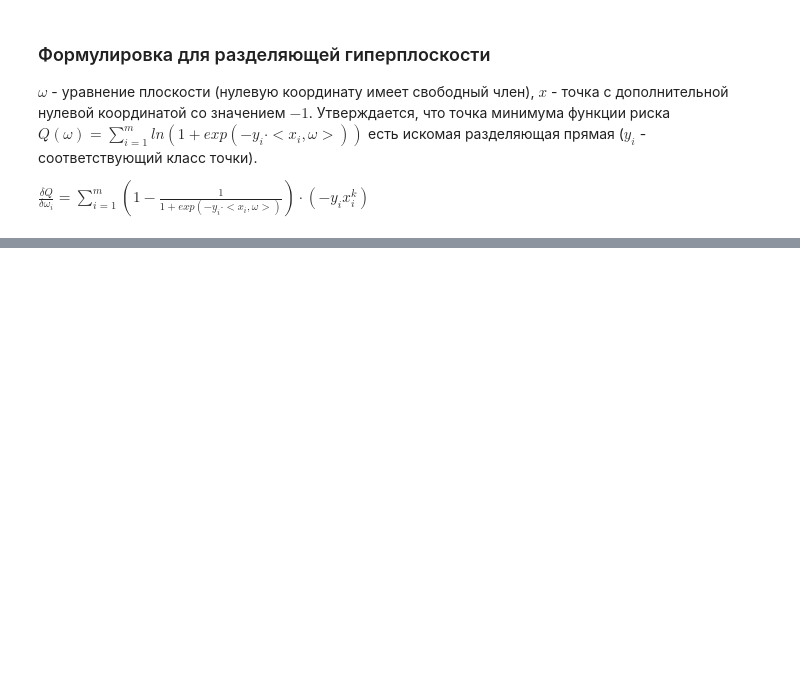
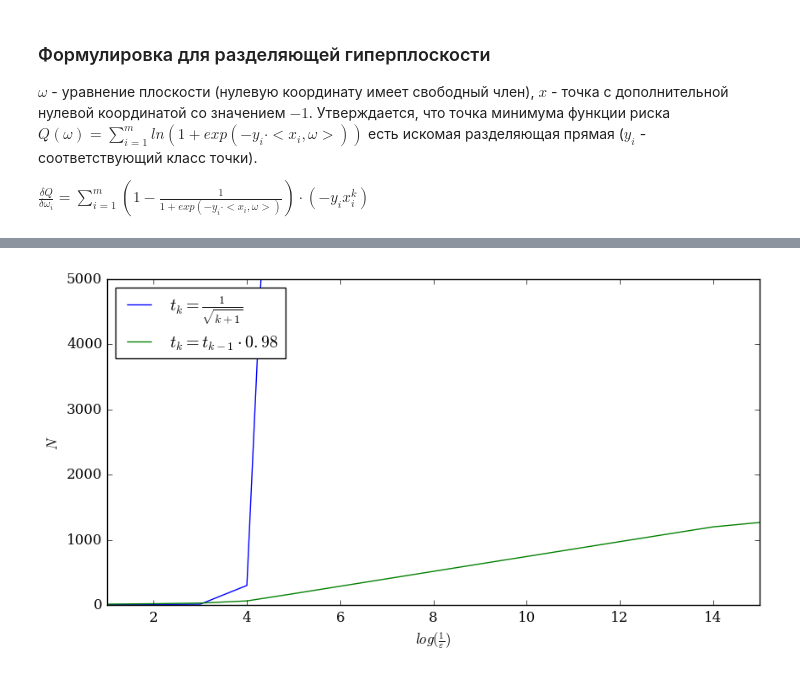
Before and after one commit to egiby/optimizations, a Jupyter notebook: Practice.ipynb, the cells around one changed output, grey strips where cells are left out. Saved outputs shown, nothing was run; the diff lists cells and outputs as text; code cells hidden in the pictures; blank space fills up the shorter version.

```diff
--- a/Practice.ipynb
+++ b/Practice.ipynb
@@ -193,0 +225,36 @@ test_gradient(uniform_separable_sample, np.array([1, 1, 1]), max_k=10000, x_lim=
+# %%
+plt.rc('font', family='serif', size="12")
+
+
+def test_t(x0, sample, next_t, label):
+    X, Y = get_xy(sample)
+
+    K = []
+    N = 15
+    for i in range(1, N + 1):
+        omega, k = find_min(x0, get_fun(X, Y), get_grad(X, Y), MAX_K=100000,
+                            eps=10 ** (-i), next_t=next_t)
+
+        K.append(k)
+        if (k > 10000):
+            break
+
+    plt.plot(range(1, N + 1), K + [K[-1]] * (N - len(K)), label=label)
+
+
+def test(x0, sample):
+    plt.figure(figsize=(10, 5))
+    test_t(x0, sample, lambda t, k, x: 1 / np.sqrt(k + 1), r'$t_k = \frac{1}{\sqrt{k + 1}}$')
+    test_t(x0, sample, lambda t, k, x: t * 0.98, r'$t_k = t_{k - 1} \cdot 0.98$')
+
+    plt.legend(loc='upper left')
+    plt.ylabel(r'$N$')
+    plt.ylim(0, 5000)
+    plt.xlim(1, 15)
+    plt.xlabel(r'$log(\frac{1}{\varepsilon})$')
+    plt.show()
+# %%
+# n = 2
+test(np.array([0.001, -1, 1]), uniform_separable_sample)
+# %% [output]
+[figure, added]
```
Also changed, not shown: parts of 14 cells of this notebook, 1 other file.
